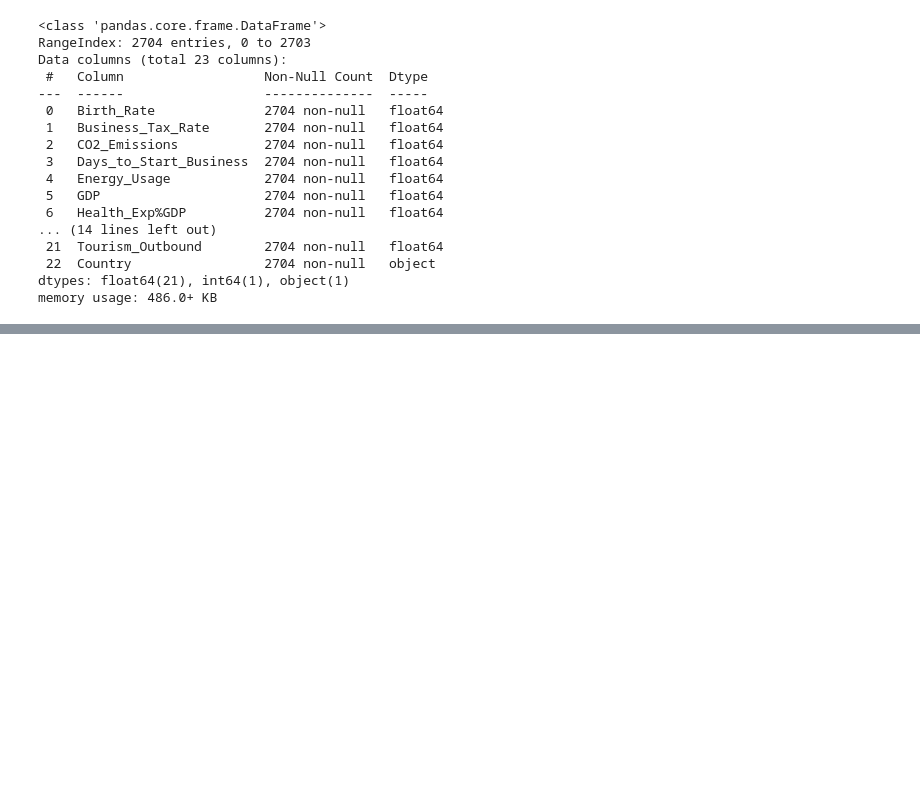
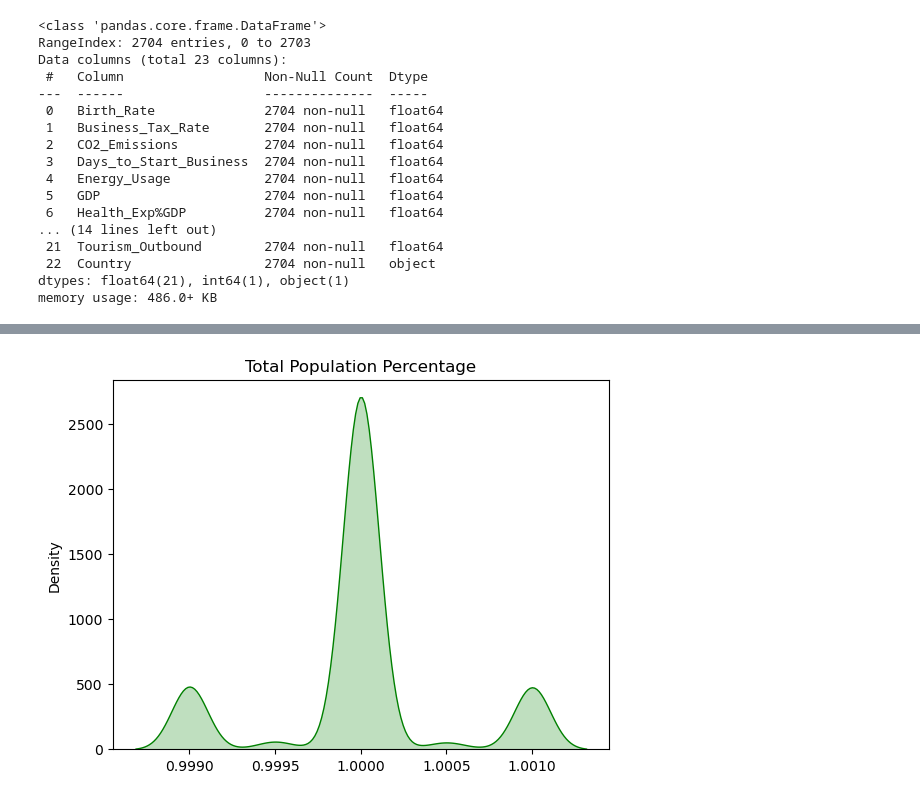
Before and after one commit to AravindhGoud/Cluster-Analysis-Business-Objective-Creating-clusters-on-global-development-measurement-dataset-Dat, a Jupyter notebook: Creating clusters on global development measurement dataset.ipynb, the cells around one changed output, grey strips where cells are left out. Saved outputs shown, nothing was run; the diff lists cells and outputs as text; code cells hidden in the pictures; blank space fills up the shorter version.

```diff
--- a/Creating clusters on global development measurement dataset.ipynb
+++ b/Creating clusters on global development measurement dataset.ipynb
@@ -777,0 +797,9 @@ memory usage: 486.0+ KB
+# %%
+a=df['Population_0to14']+df['Population_15to64']+df['Population_65plus']
+# %%
+# Calculating Total Populaion Percentage(it should be 1) Pattern after imputing the missing values
+sns.kdeplot(a, shade=True, color='green')
+plt.title('Total Population Percentage')
+plt.show()
+# %% [output]
+[figure, added]
```
Also changed, not shown: parts of 45 cells of this notebook.
